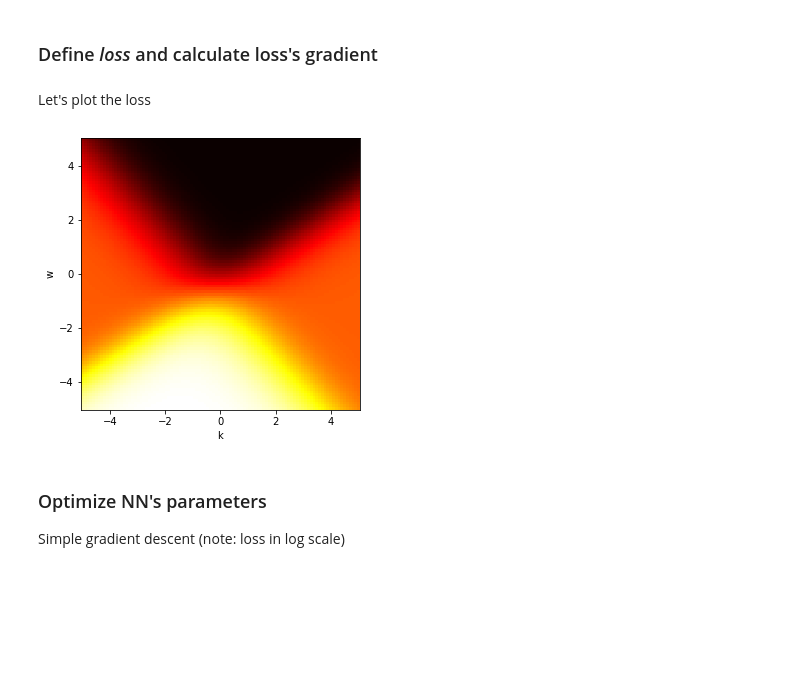
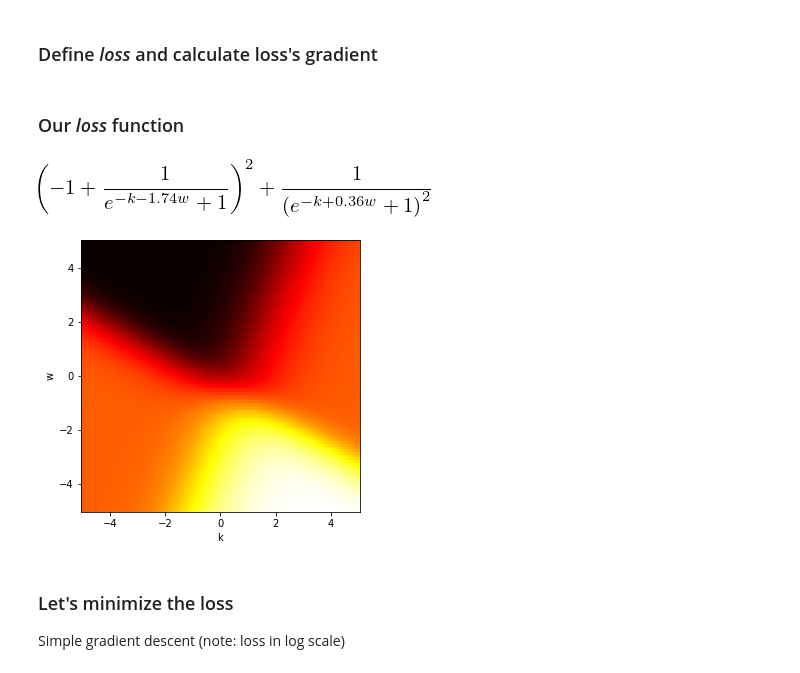
Before and after one commit to gmacario/10k, a Jupyter notebook: NN1 Neural Networks intro.ipynb, the cells around one changed output. Cells and saved outputs as stored; diff of their text form; code cells hidden in the pictures; blank space fills up the shorter version.

```diff
--- a/NN1 Neural Networks intro.ipynb
+++ b/NN1 Neural Networks intro.ipynb
@@ -34,7 +32,11 @@ Activation: sigmoid
+# %%
+def sigmoid(x):
+    return 1 / (1 + sympy.exp(-x))
 # %%
 x_, k_, w_ = sympy.symbols("x k w")
-nn = 1 / (1 + sympy.exp(-(w_ * x_ + k_)))
-nn
+val = w_ * x_ + k_
+perceptron = sigmoid(val)
+perceptron
 # %% [output]
 [figure]
 # %% [markdown]
@@ -45,27 +47,26 @@ def loss_function(v, e):
 # %%
 loss = 0
 for x in class0:
-    loss = loss + loss_function(nn.subs(x_, x), 0)
+    loss = loss + loss_function(perceptron.subs(x_, x), 0)
 for x in class1:
-    loss = loss + loss_function(nn.subs(x_, x), 1)
-loss_f = sympy.lambdify((k_, w_), loss)
-grad = sympy.derive_by_array(loss, (k_, w_))
-grad_f = sympy.lambdify((k_, w_), grad)
+    loss = loss + loss_function(perceptron.subs(x_, x), 1)
-# %% [markdown]
-Let's plot the loss
+# %% [markdown]
+### Our *loss* function
 # %%
 RANGE = 5
-
 plt.figure(figsize=(5, 5))
 t = np.linspace(-RANGE, RANGE, 100)
 K, W = np.meshgrid(t, t)
+loss_f = sympy.lambdify((k_, w_), loss)
 plt.pcolormesh(K, W, loss_f(K, W), cmap="hot")
 plt.xlabel("k")
 plt.ylabel("w")
-None
+
+loss
 # %% [output]
-[figure, old version]
+[figure, new version]
+[figure, added]
 # %% [markdown]
-### Optimize NN's parameters
+### Let's minimize the loss
 
 Simple gradient descent (note: loss in log scale)
```
Also changed, not shown: parts of 7 cells of this notebook.
